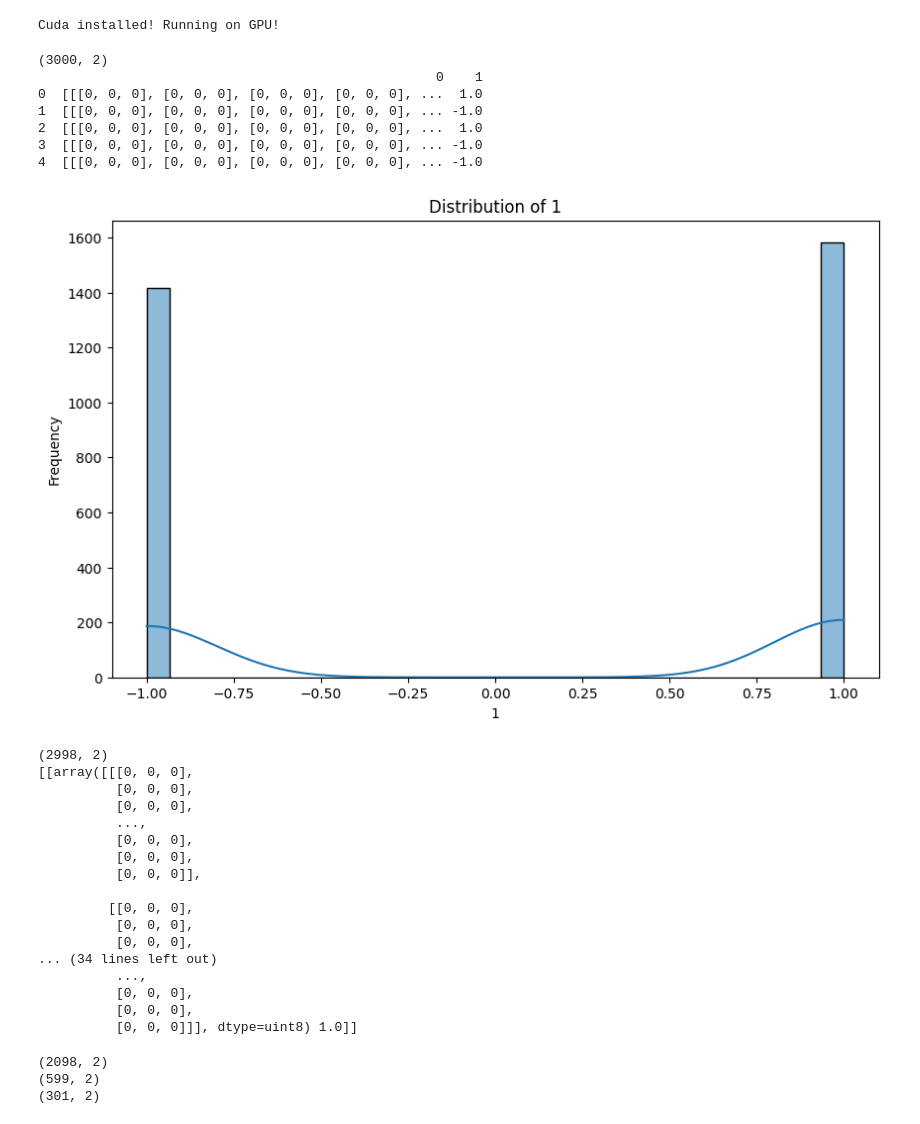
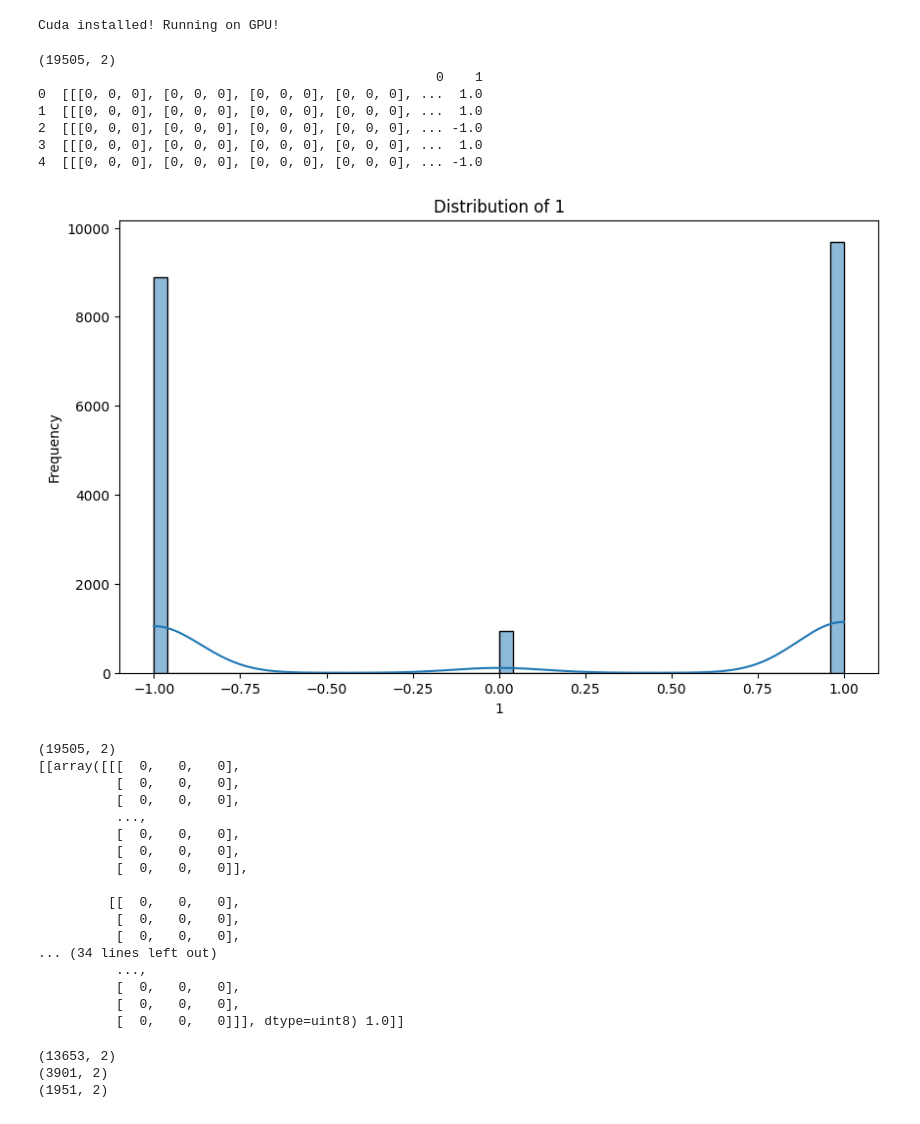
Before and after one commit to mchrisgm/Innovative-Approaches-to-Asset-Prediction, a Jupyter notebook: notebooks/Google Colab.ipynb, the cells around one changed output. Drawn from its saved outputs; the diff is of its cells as text; code cells hidden in the pictures.

```diff
--- a/notebooks/Google Colab.ipynb
+++ b/notebooks/Google Colab.ipynb
@@ -80,36 +80,34 @@ class ImageDataset(Dataset):
         return image, target
 # %%
 # Load the data
-# full_data = np.load("./data/processed/SP500.EURUSD.USTREASURYINDEX.2014.2023/data.npy", allow_pickle=True)   # noqa
-full_data = np.load("./data/processed/SP500.ASSET.ASSET.2000.2023/data.npy", allow_pickle=True)   # noqa
+filename = "US.RANDOM.10"
+full_data = np.load(f"./data/processed/{filename}/data.npy", allow_pickle=True)   # noqa
 
 full_data = pd.DataFrame(full_data)
 
-
-# full_data = full_data.head(3000)
-
+# full_data = full_data.head(2048)
 
 print(full_data.shape)
 print(full_data.head())
 full_data.dropna(inplace=True)
 
 # Plot the distribution of each column (except the image column)
 for col in full_data.columns[1:]:
     plt.figure(figsize=(10, 6))
-    sns.histplot(full_data[col], bins=30, kde=True)
+    sns.histplot(full_data[col], bins=50, kde=True)
     plt.title(f'Distribution of {col}')
     plt.xlabel(col)
     plt.ylabel('Frequency')
     plt.show()
 # %% [output]
-(3000, 2)
+(19505, 2)
                                                    0    1
 0  [[[0, 0, 0], [0, 0, 0], [0, 0, 0], [0, 0, 0], ...  1.0
-1  [[[0, 0, 0], [0, 0, 0], [0, 0, 0], [0, 0, 0], ... -1.0
-2  [[[0, 0, 0], [0, 0, 0], [0, 0, 0], [0, 0, 0], ...  1.0
-3  [[[0, 0, 0], [0, 0, 0], [0, 0, 0], [0, 0, 0], ... -1.0
+1  [[[0, 0, 0], [0, 0, 0], [0, 0, 0], [0, 0, 0], ...  1.0
+2  [[[0, 0, 0], [0, 0, 0], [0, 0, 0], [0, 0, 0], ... -1.0
+3  [[[0, 0, 0], [0, 0, 0], [0, 0, 0], [0, 0, 0], ...  1.0
 4  [[[0, 0, 0], [0, 0, 0], [0, 0, 0], [0, 0, 0], ... -1.0
-[figure, old version]
+[figure, new version]
 # %%
 # data = full_data.head(200).to_numpy()
 data = full_data.to_numpy()
@@ -117,23 +115,23 @@ print(data.shape)
 # data = full_data[:500]
 print(data[:1, :])
 # %% [output]
-(2998, 2)
-[[array([[[0, 0, 0],
-          [0, 0, 0],
-          [0, 0, 0],
+(19505, 2)
+[[array([[[  0,   0,   0],
+          [  0,   0,   0],
+          [  0,   0,   0],
           ...,
-          [0, 0, 0],
-          [0, 0, 0],
-          [0, 0, 0]],
+          [  0,   0,   0],
+          [  0,   0,   0],
+          [  0,   0,   0]],
 
-         [[0, 0, 0],
-          [0, 0, 0],
-          [0, 0, 0],
+         [[  0,   0,   0],
+          [  0,   0,   0],
+          [  0,   0,   0],
 ... (34 lines left out)
           ...,
-          [0, 0, 0],
-          [0, 0, 0],
-          [0, 0, 0]]], dtype=uint8) 1.0]]
+          [  0,   0,   0],
+          [  0,   0,   0],
+          [  0,   0,   0]]], dtype=uint8) 1.0]]
 # %%
 def train_val_test_split(data, train_size=0.7, val_size=0.2):
     train_size = int(len(data) * train_size)
@@ -159,9 +157,9 @@ val_targets = np.asarray(val_data[:, 1:], dtype=np.float32)
 test_images = test_data[:, 0]
 test_targets = np.asarray(test_data[:, 1:], dtype=np.float32)
 # %% [output]
-(2098, 2)
-(599, 2)
-(301, 2)
+(13653, 2)
+(3901, 2)
+(1951, 2)
 # %%
 from torchvision.transforms.functional import pad
 from torchvision import transforms
```
Also changed, not shown: parts of 6 cells of this notebook.
